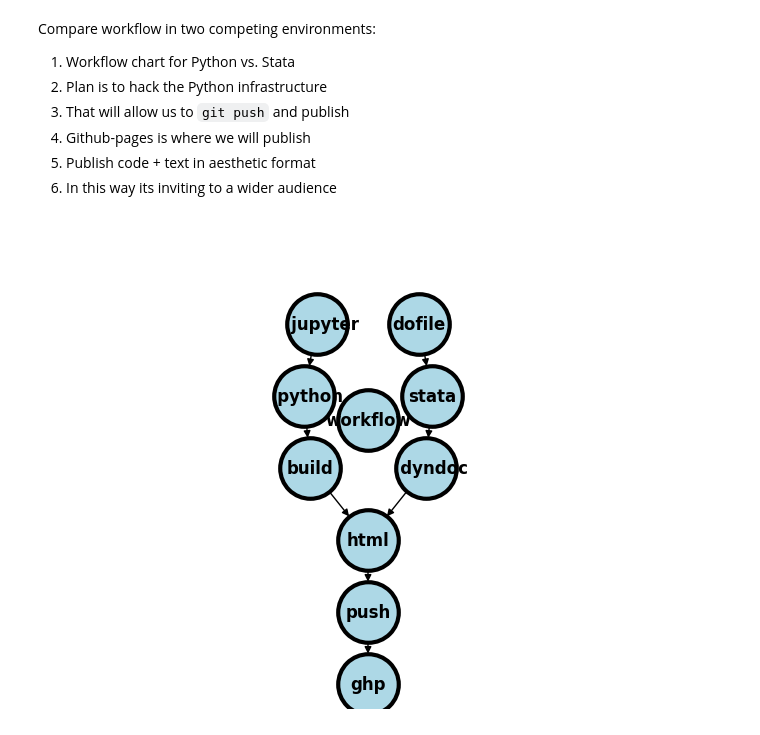
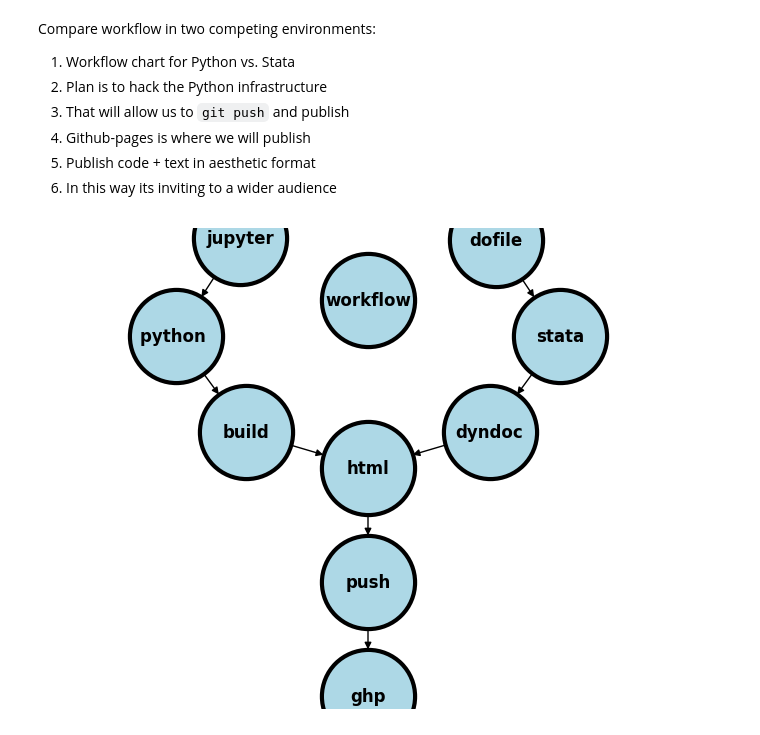
Before and after one commit to jhustata/class700, a Jupyter notebook: _build/jupyter_execute/terminal.ipynb, the cells around one changed output. Drawn from its saved outputs; the diff is of its cells as text; code cells hidden in the pictures.

Commit message:
html/LaTeX

```diff
--- a/_build/jupyter_execute/terminal.ipynb
+++ b/_build/jupyter_execute/terminal.ipynb
@@ -40,38 +40,38 @@ Compare workflow in two competing environments:
 # %%
 import networkx as nx
 import matplotlib.pyplot as plt
 #import numpy as np
 #import sklearn as skl
 #
 
 #plt.figure(figsize=[2, 2])
 G = nx.DiGraph()
-G.add_node("workflow",  pos = (0, 200) )
-G.add_node("   jupyter",  pos = (-800, 600) )
-G.add_node("dofile",  pos = (800, 600) )
-G.add_node("   python ", pos = (-1000, 300) )
-G.add_node("stata", pos = (1000, 300) )
-G.add_node("build", pos = (-900, 0) )
-G.add_node("   dyndoc", pos = (900, 0) )
-G.add_node("html", pos = (0, -300))
-G.add_node("push", pos = (0, -600))
-G.add_node("ghp", pos = (0, -900))
-G.add_edges_from([ ("   jupyter","   python "), ("dofile", "stata")])
-G.add_edges_from([("   python ", "build"), ("stata", "   dyndoc") ])
-G.add_edges_from([("build", "html"), ("   dyndoc", "html")])
+G.add_node("workflow",  pos = (0,700) )
+G.add_node("jupyter",  pos = (-2000, 960) )
+G.add_node("dofile",  pos = (2000, 950) )
+G.add_node("python ", pos = (-3000, 550) )
+G.add_node("stata", pos = (3000, 550) )
+G.add_node("build", pos = (-1900, 150) )
+G.add_node("dyndoc", pos = (1900, 150) )
+G.add_node("html", pos = (0,0))
+G.add_node("push", pos = (0, -475))
+G.add_node("ghp", pos = (0, -950))
+G.add_edges_from([ ("jupyter","python "), ("dofile", "stata")])
+G.add_edges_from([("python ", "build"), ("stata", "dyndoc") ])
+G.add_edges_from([("build", "html"), ("dyndoc", "html")])
 G.add_edges_from([("html","push")])
 G.add_edges_from([("push","ghp")])
 nx.draw(G,
         nx.get_node_attributes(G, 'pos'),
         with_labels=True,
         font_weight='bold',
-        node_size = 1900,
+        node_size = 4500,
         node_color = "lightblue",
         linewidths = 3)
 ax= plt.gca()
 ax.collections[0].set_edgecolor("#000000")
 ax.set_xlim([-5000, 5000])
 ax.set_ylim([-1000, 1000])
 plt.show()
 # %% [output]
-[figure, old version]
+[figure, new version]
```
Also changed, not shown: 14 other files.
